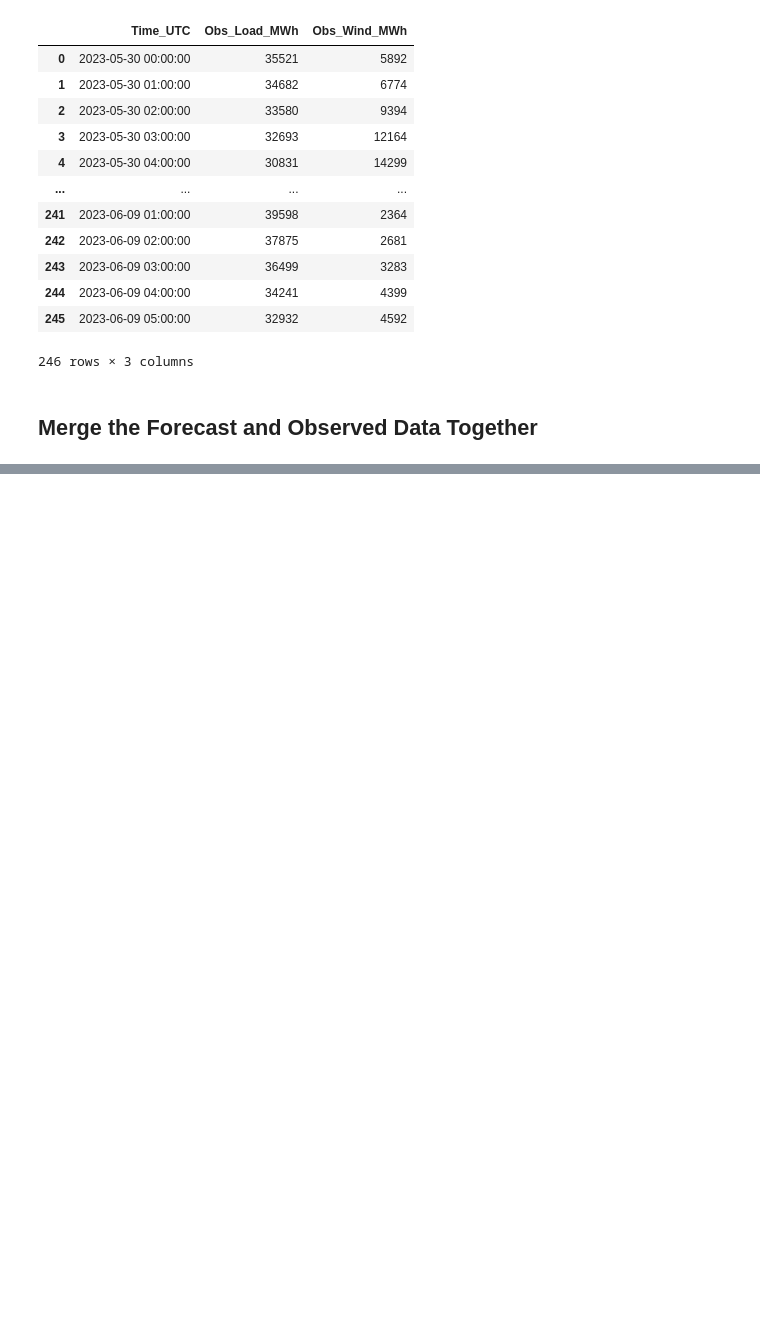
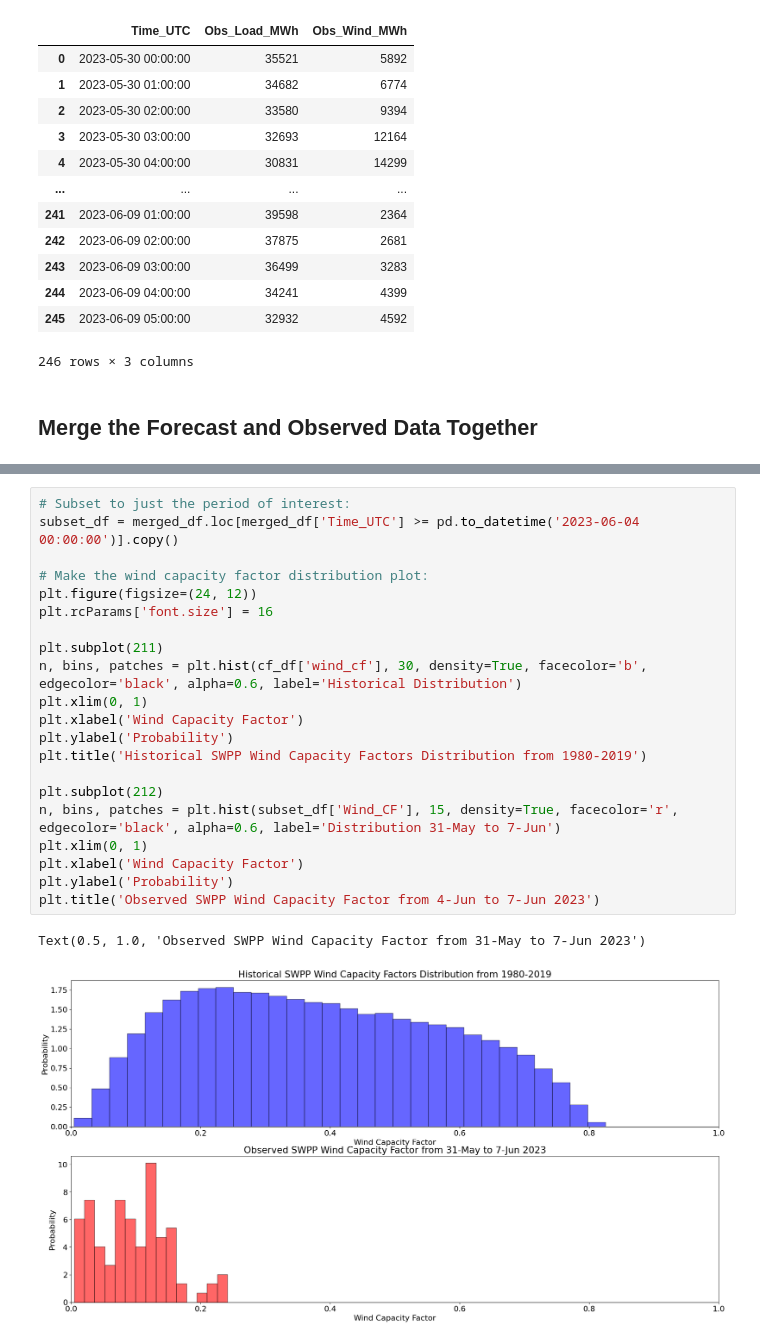
Before and after one commit to cdburley/spp_wind_forecast, a Jupyter notebook: notebooks/wind_forecast_evaluation.ipynb, the cells around one changed output, grey strips where cells are left out. Cells and saved outputs as stored; diff of their text form; blank space fills up the shorter version.

```diff
--- a/notebooks/wind_forecast_evaluation.ipynb
+++ b/notebooks/wind_forecast_evaluation.ipynb
@@ -112,0 +190,24 @@ merged_df
+# %%
+# Subset to just the period of interest:
+subset_df = merged_df.loc[merged_df['Time_UTC'] >= pd.to_datetime('2023-06-04 00:00:00')].copy()
+
+# Make the wind capacity factor distribution plot:
+plt.figure(figsize=(24, 12))
+plt.rcParams['font.size'] = 16
+
+plt.subplot(211)
+n, bins, patches = plt.hist(cf_df['wind_cf'], 30, density=True, facecolor='b', edgecolor='black', alpha=0.6, label='Historical Distribution')
+plt.xlim(0, 1)
+plt.xlabel('Wind Capacity Factor')
+plt.ylabel('Probability')
+plt.title('Historical SWPP Wind Capacity Factors Distribution from 1980-2019')
+
+plt.subplot(212)
+n, bins, patches = plt.hist(subset_df['Wind_CF'], 15, density=True, facecolor='r', edgecolor='black', alpha=0.6, label='Distribution 31-May to 7-Jun')
+plt.xlim(0, 1)
+plt.xlabel('Wind Capacity Factor')
+plt.ylabel('Probability')
+plt.title('Observed SWPP Wind Capacity Factor from 4-Jun to 7-Jun 2023')
+# %% [output]
+Text(0.5, 1.0, 'Observed SWPP Wind Capacity Factor from 31-May to 7-Jun 2023')
+[figure, added]
```
Also changed, not shown: parts of 7 cells of this notebook, 4 other files.
